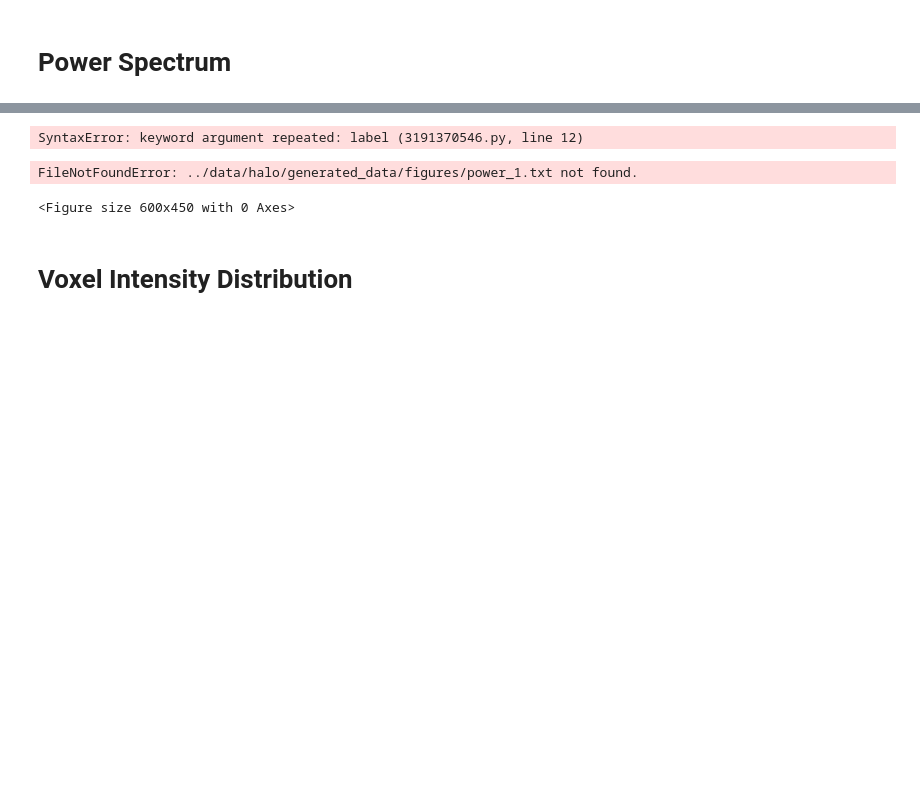
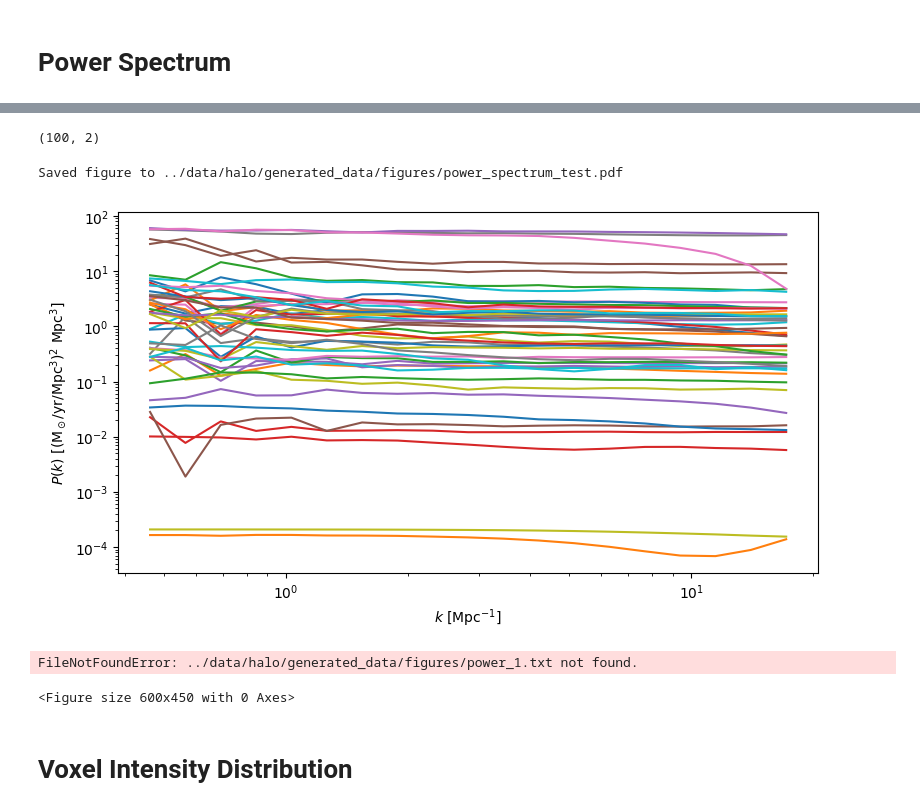
Before and after one commit to knmoriwaki/cosmoglint, a Jupyter notebook: notebooks/vary_parameters.ipynb, the cells around one changed output, grey strips where cells are left out. Drawn from its saved outputs; the diff is of its cells as text; code cells hidden in the pictures; blank space fills up the shorter version.

```diff
--- a/notebooks/vary_parameters.ipynb
+++ b/notebooks/vary_parameters.ipynb
@@ -69,11 +101,15 @@ Warning: you are not using FFTW.
+# %%
+for cat in cat_list:
+    mask =
+    x = cat[mask]
+    plt.scatter(cat[:,0])
 # %% [markdown]
 # Load data
 # %%
 ### Load data
-model_name = "transformer_global_cond"
+model_name = "transformer_global_cond_44_ep40_bs512_w0.02"
 
-snapshot_number = 44
-#snapshot_number = 32
+snapshot_number = 33
 
 base_dir = "../data/halo/generated_data"
 output_dir = "../data/halo/generated_data/figures"
@@ -84,9 +120,14 @@ label = ".threshold1e-3"
 #label = ""
 
 istart = 900
-iend = 908
-prefix_list = ["group.data_cube.{:d}.LH{:d}{}.{}.seed0".format(snapshot_number, lh_number, label, model_name) for lh_number in range(istart, iend)]
+iend = 950
+prefix_list = ["group.data_cube.{:d}.LH_{:d}{}.{}.seed0".format(snapshot_number, lh_number, label, model_name) for lh_number in range(istart, iend)]
 titles = ["LH{:d}".format(lh_number) for lh_number in range(istart, iend)]
+
+istart = 0
+iend = 3
+prefix_list = ["group.data_cube.{:d}.TNG300-1_test{:d}{}.{}.seed0".format(snapshot_number, lh_number, label, model_name) for lh_number in range(istart, iend)]
+titles = ["test {:d}".format(lh_number) for lh_number in range(istart, iend)]
 
 titles_rsd = [ f"{t} with RSD" for t in titles ]
 data_list = []
@@ -305,58 +357,54 @@ from cosmoglint.utils.io_utils import load_global_params
 global_params = load_global_params("../data/halo/CAMELS/IllustrisTNG/CosmoAstroSeed_IllustrisTNG_L25n256_LH.txt", ["A_SN1", "A_AGN1"])
 
 global_params = global_params[900:]
+# %%
+print(global_params.shape)
+# %% [output]
+(100, 2)
 # %%
 def compare_power(id_list, fsave, lw_list=None, with_factor=False, **kwargs):
 
-    plt.figure(figsize=(6, 4.5))
+    plt.figure(figsize=(8, 4.5))
     alpha = [1, 1, 1, 1, 1]
 
     for count, i in enumerate(id_list):
         data = np.loadtxt("{}/power_{}_test.txt".format(output_dir, str(i)))
         k = data[:,0]
         power = data[:,1]
         power_rsd = data[:,2]
 
-        plot_power(k, power, label=titles[i], ls="solid", color=colors[i], zorder=i, alpha=alpha[i], with_factor=with_factor, lw=lw_list[i])
-        #plot_power(k, power_rsd, ls="dashed", color=colors[i], zorder=i, alpha=alpha[i], with_factor=with_factor, lw=lw_list[i])
+        plot_power(k, power, label="A_SN = {:.3f}, A_AGN = {:.3f}".format(global_params[i,0], global_params[i,1]), ls="solid", zorder=i,  with_factor=with_factor) #, lw=lw_list[i]) #color=colors[i], alpha=alpha[i],
+         #plot_power(k, power_rsd, ls="dashed", color=colors[i], zorder=i, alpha=alpha[i], with_factor=with_factor, lw=lw_list[i])
 
     plt.xlabel(r"$k \ [\rm Mpc^{-1}]$")
 
     if with_factor:
         plt.ylabel(r"$k^3P(k)/2\pi^2\ [({\rm M_\odot / yr /Mpc^3})^2]$")
     else:
         #plt.ylabel(r"$P(k)\ [({\rm M_\odot / yr)^2 / Mpc^3]}$")
         plt.ylabel(r"$P(k)\ [({\rm M_\odot / yr / Mpc^3)^2 \ Mpc^3]}$")
     plt.yscale("log")
     plt.xscale("log")
 
     xlim = plt.xlim()
     ylim = plt.ylim()
 
-    plt.plot([0, 1], [ylim[0]*0.1, ylim[0]*0.1], color="gray", ls="solid", lw=1, label="Real space")
+    #plt.plot([0, 1], [ylim[0]*0.1, ylim[0]*0.1], color="gray", ls="solid", lw=1, label="Real space")
     #plt.plot([0, 1], [ylim[0]*0.1, ylim[0]*0.1], color="gray", ls="dashed", lw=1, label="Redshift space")
     plt.xlim(xlim)
     plt.ylim(ylim)
 
     ax = plt.gca()
-    ax.legend(frameon=False, ncol=2)
-
-    if len(id_list) > 3:
-        leg = ax.get_legend()
-        handles = leg.legend_handles
-        labels = [t.get_text() for t in leg.get_texts()]
-        dummy, = ax.plot([],[],alpha=0)
-        handles.append(dummy)
-        labels.append("")
-        ax.legend(handles, labels, ncol=2, frameon=False)
+    #ax.legend(frameon=False, bbox_to_anchor=(1.05, 1), loc='upper left', borderaxespad=0, ) #, ncol=2)
 
     my_savefig(fsave)
 
 ### Show Power spectrum for test region
 fsave = "{}/power_spectrum_test.pdf".format(output_dir)
-compare_power([i for i in range(8)], fsave=fsave, lw_list=[1,1,1,2])
+compare_power([i for i in range(50)], fsave=fsave, lw_list=[1,1,1,2])
 # %% [output]
-SyntaxError: keyword argument repeated: label (3191370546.py, line 12)
+Saved figure to ../data/halo/generated_data/figures/power_spectrum_test.pdf
+[figure, added]
 # %%
 with_factor = False
 def compare_power(id_list, fsave, lw_list=None, **kwargs):
```
Also changed, not shown: parts of 5 cells of this notebook, 27 other files.
